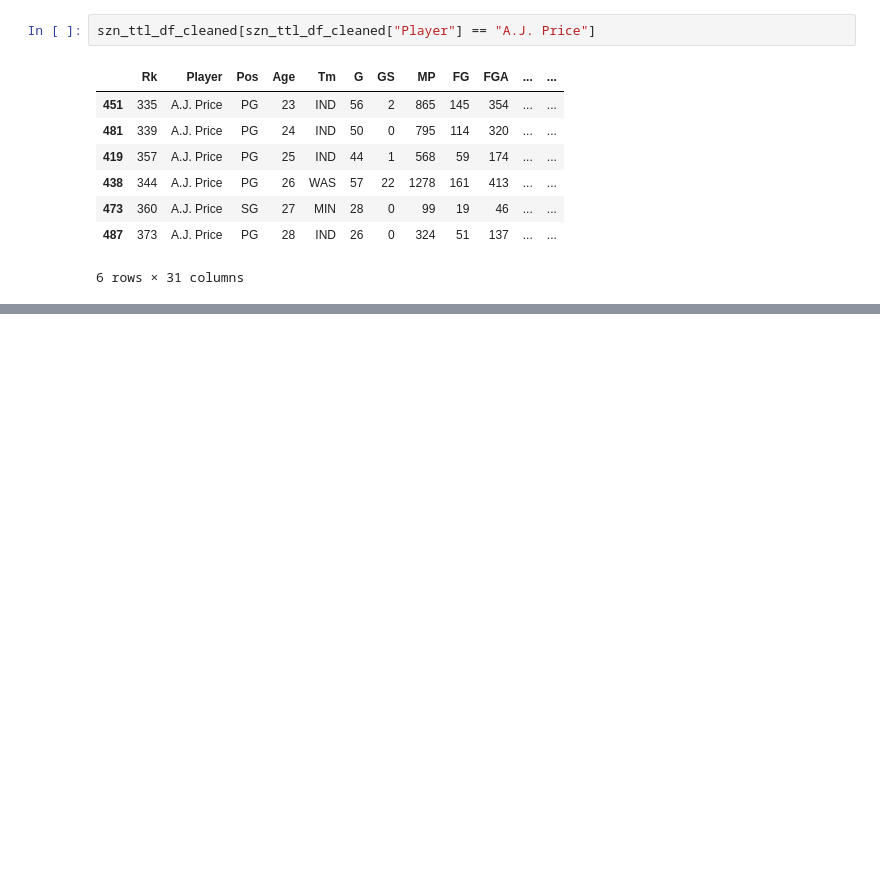
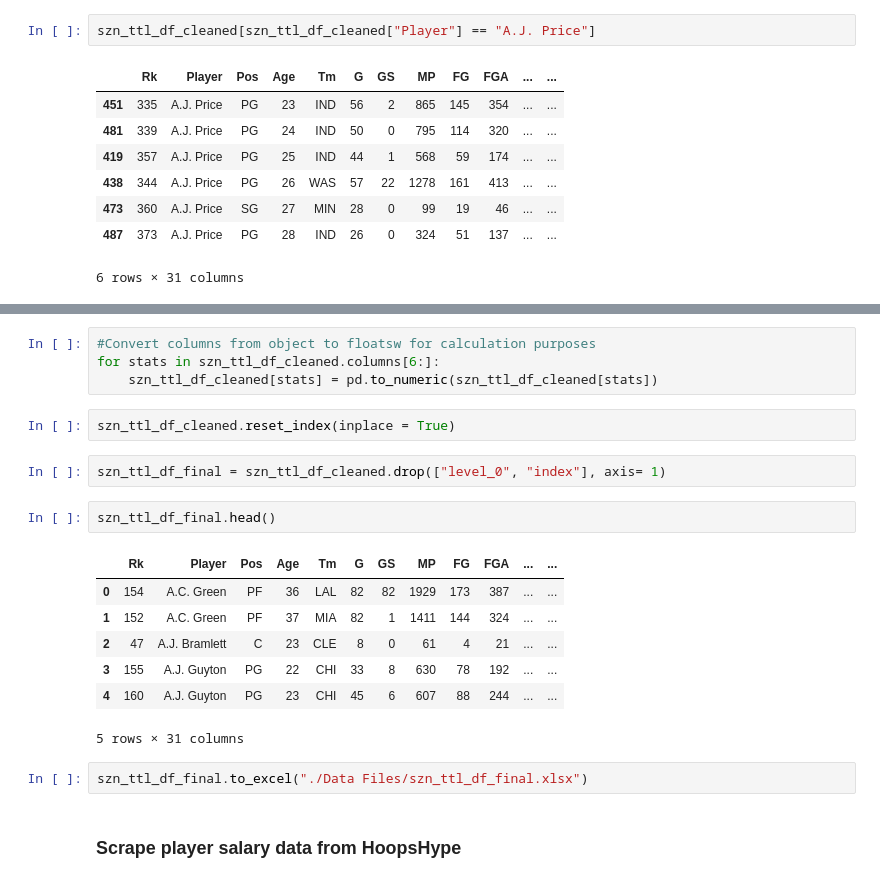
Before and after one commit to aclao89/NBA_Salaries_Performance, a Jupyter notebook: Web Scraping Basketball Salaries.ipynb, the cells around one changed output, grey strips where cells are left out. Saved outputs shown, nothing was run; the diff lists cells and outputs as text; blank space fills up the shorter version.

```diff
--- a/Web Scraping Basketball Salaries.ipynb
+++ b/Web Scraping Basketball Salaries.ipynb
@@ -424,0 +238,22 @@ szn_ttl_df_cleaned.loc[szn_ttl_df_cleaned["Year"] == 2021]
+# %%
+#Convert columns from object to floatsw for calculation purposes
+for stats in szn_ttl_df_cleaned.columns[6:]:
+    szn_ttl_df_cleaned[stats] = pd.to_numeric(szn_ttl_df_cleaned[stats])
+# %%
+szn_ttl_df_cleaned.reset_index(inplace = True)
+# %%
+szn_ttl_df_final = szn_ttl_df_cleaned.drop(["level_0", "index"], axis= 1)
+# %%
+szn_ttl_df_final.head()
+# %% [output]
+|  | Rk | Player | Pos | Age | Tm | G | GS | MP | FG | FGA | ... | ... |
+| 0 | 154 | A.C. Green | PF | 36 | LAL | 82 | 82 | 1929 | 173 | 387 | ... | ... |
+| 1 | 152 | A.C. Green | PF | 37 | MIA | 82 | 1 | 1411 | 144 | 324 | ... | ... |
+| 2 | 47 | A.J. Bramlett | C | 23 | CLE | 8 | 0 | 61 | 4 | 21 | ... | ... |
+| 3 | 155 | A.J. Guyton | PG | 22 | CHI | 33 | 8 | 630 | 78 | 192 | ... | ... |
+| 4 | 160 | A.J. Guyton | PG | 23 | CHI | 45 | 6 | 607 | 88 | 244 | ... | ... |
+5 rows × 31 columns
+# %%
+szn_ttl_df_final.to_excel("./Data Files/szn_ttl_df_final.xlsx")
+# %% [markdown]
+### Scrape player salary data from HoopsHype
```
Also changed, not shown: parts of 39 cells of this notebook.
